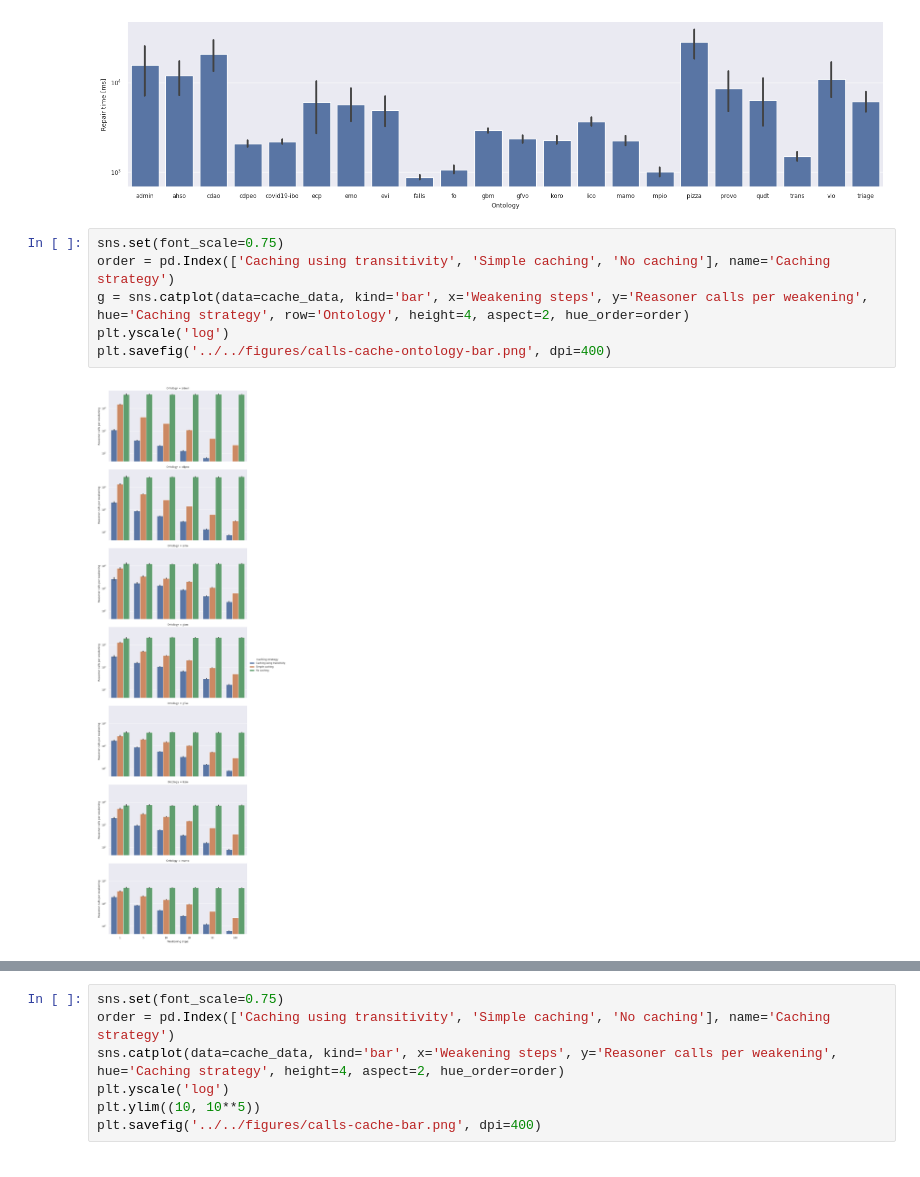
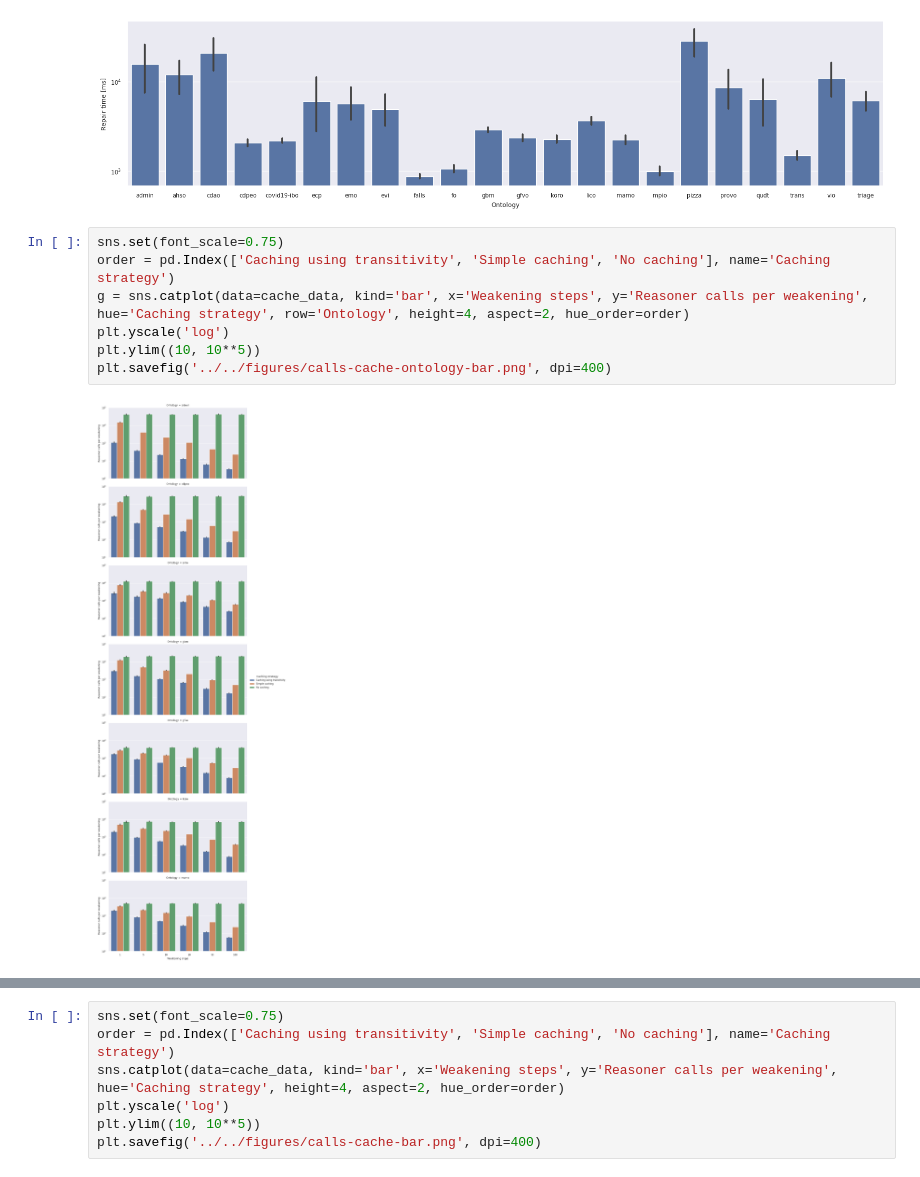
Before and after one commit to rolandbernard/paper-axiom-weakening, a Jupyter notebook: experiments/scripts/explore.ipynb, the cells around one changed output, grey strips where cells are left out. Cells and saved outputs as stored; diff of their text form.

```diff
--- a/experiments/scripts/explore.ipynb
+++ b/experiments/scripts/explore.ipynb
@@ -129,11 +129,12 @@ plt.savefig('../../figures/time-ontology-bar.png', dpi=400)
 # %%
 sns.set(font_scale=0.75)
 order = pd.Index(['Caching using transitivity', 'Simple caching', 'No caching'], name='Caching strategy')
 g = sns.catplot(data=cache_data, kind='bar', x='Weakening steps', y='Reasoner calls per weakening', hue='Caching strategy', row='Ontology', height=4, aspect=2, hue_order=order)
 plt.yscale('log')
+plt.ylim((10, 10**5))
 plt.savefig('../../figures/calls-cache-ontology-bar.png', dpi=400)
 # %% [output]
-[figure, old version]
+[figure, new version]
 # %%
 sns.set(font_scale=0.75)
 order = pd.Index(['Caching using transitivity', 'Simple caching', 'No caching'], name='Caching strategy')
```
Also changed, not shown: parts of 2 cells of this notebook, 9 other files.
